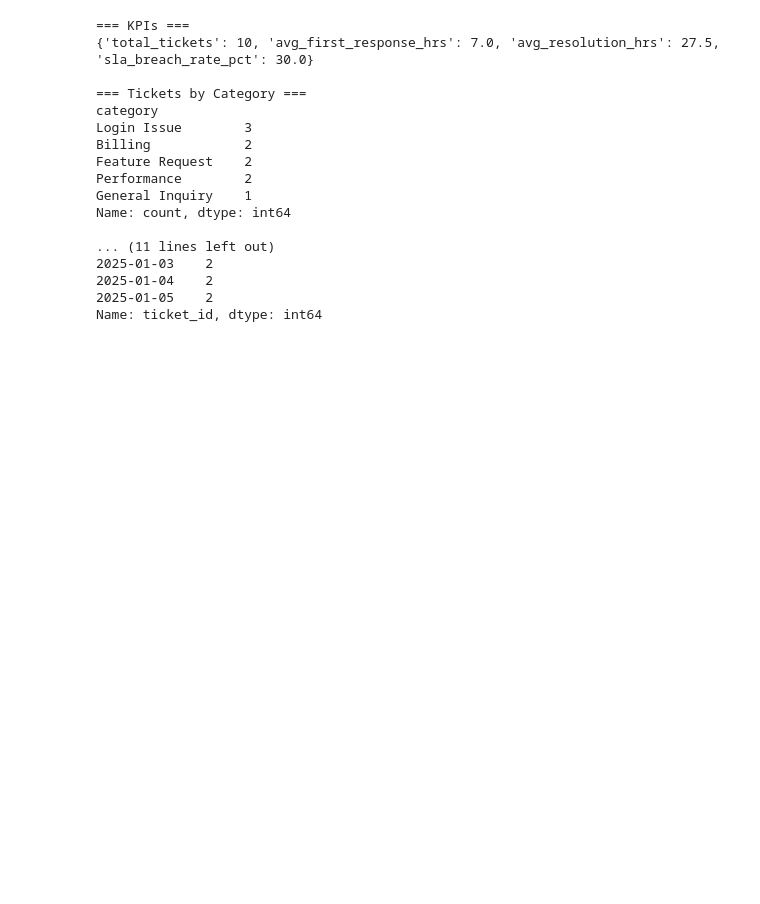
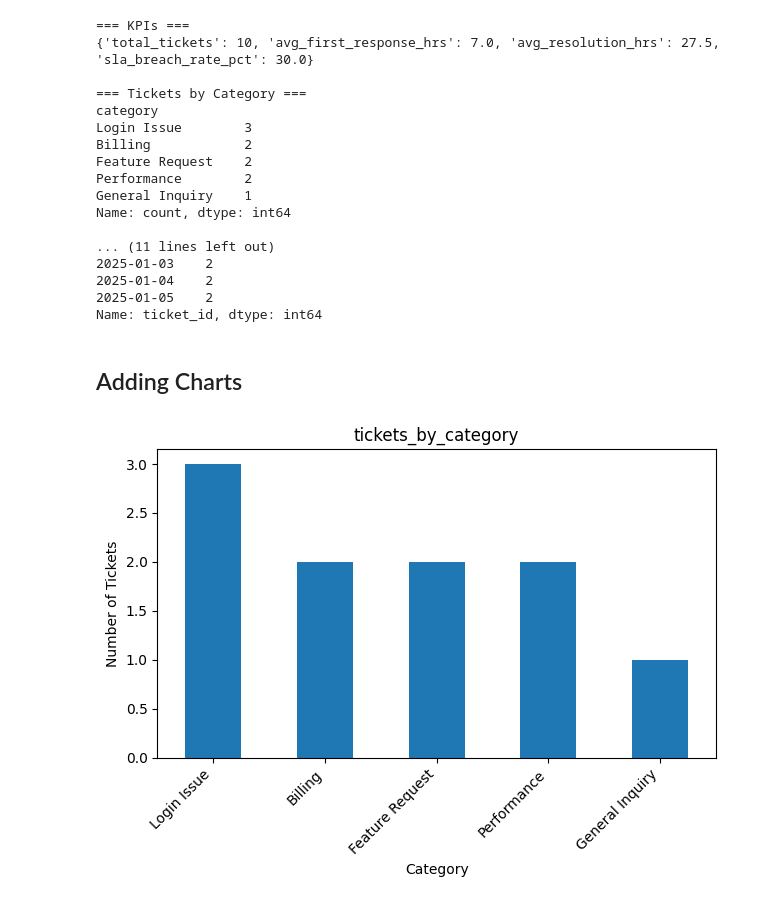
Before and after one commit to jagritsandhu/support-ticket-analytics, a Jupyter notebook: notebook/support_ticket_analysis.ipynb, the cells around one changed output. Saved outputs shown, nothing was run; the diff lists cells and outputs as text; code cells hidden in the pictures; blank space fills up the shorter version.

Commit message:
Add charts to notebook and embed in README

```diff
--- a/notebook/support_ticket_analysis.ipynb
+++ b/notebook/support_ticket_analysis.ipynb
@@ -147,3 +148,24 @@ Name: count, dtype: int64
 2025-01-04    2
 2025-01-05    2
 Name: ticket_id, dtype: int64
+# %% [markdown]
+## Adding Charts
+# %%
+#Chart 1 - Tickets by Category
+
+tickets_by_category = df["category"].value_counts()
+
+
+plt.figure()
+tickets_by_category.plot(kind="bar")
+plt.title("tickets_by_category")
+plt.xlabel("Category")
+plt.ylabel("Number of Tickets")
+plt.xticks(rotation=45, ha="right")
+plt.tight_layout()
+
+
+plt.savefig("/Users/jagritsandhu/Documents/DataEngineering/support-ticket-analytics/tickets_by_category.png")
+plt.show()
+# %% [output]
+[figure, added]
```
Also changed, not shown: parts of 2 cells of this notebook, 4 other files.
